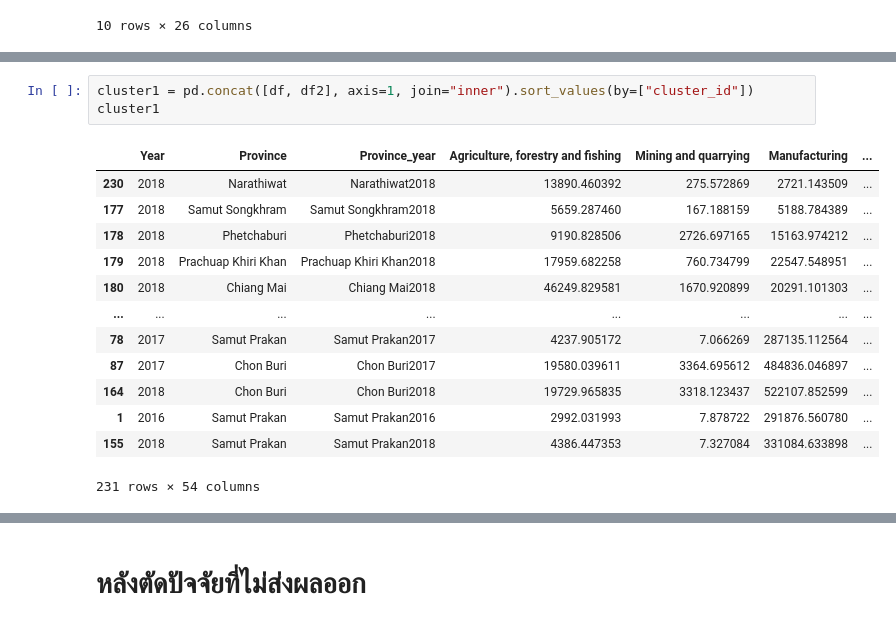
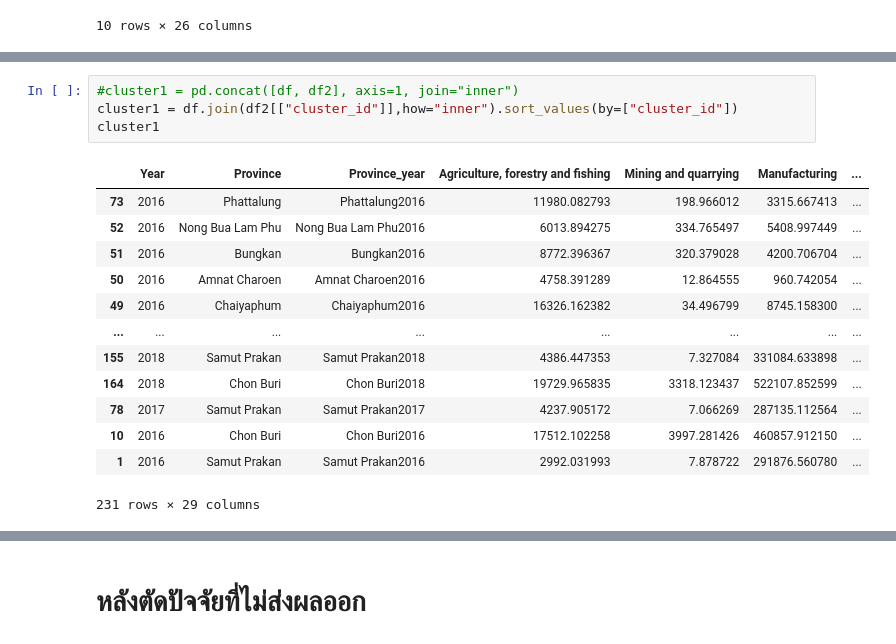
Before and after one commit to pant411/final_stat_pant, a Jupyter notebook: part2_clustering.ipynb, the cells around one changed output, grey strips where cells are left out. Drawn from its saved outputs; the diff is of its cells as text.

```diff
--- a/part2_clustering.ipynb
+++ b/part2_clustering.ipynb
@@ -153,20 +153,21 @@ print(metrics.davies_bouldin_score(df2,kmeans.labels_)) #ควรต่ำๆ
 # %%
-cluster1 = pd.concat([df, df2], axis=1, join="inner").sort_values(by=["cluster_id"])
+#cluster1 = pd.concat([df, df2], axis=1, join="inner")
+cluster1 = df.join(df2[["cluster_id"]],how="inner").sort_values(by=["cluster_id"])
 cluster1
 # %% [output]
 |  | Year | Province | Province_year | Agriculture, forestry and fishing | Mining and quarrying | Manufacturing | ... |
-| 230 | 2018 | Narathiwat | Narathiwat2018 | 13890.460392 | 275.572869 | 2721.143509 | ... |
-| 177 | 2018 | Samut Songkhram | Samut Songkhram2018 | 5659.287460 | 167.188159 | 5188.784389 | ... |
-| 178 | 2018 | Phetchaburi | Phetchaburi2018 | 9190.828506 | 2726.697165 | 15163.974212 | ... |
-| 179 | 2018 | Prachuap Khiri Khan | Prachuap Khiri Khan2018 | 17959.682258 | 760.734799 | 22547.548951 | ... |
-| 180 | 2018 | Chiang Mai | Chiang Mai2018 | 46249.829581 | 1670.920899 | 20291.101303 | ... |
+| 73 | 2016 | Phattalung | Phattalung2016 | 11980.082793 | 198.966012 | 3315.667413 | ... |
+| 52 | 2016 | Nong Bua Lam Phu | Nong Bua Lam Phu2016 | 6013.894275 | 334.765497 | 5408.997449 | ... |
+| 51 | 2016 | Bungkan | Bungkan2016 | 8772.396367 | 320.379028 | 4200.706704 | ... |
+| 50 | 2016 | Amnat Charoen | Amnat Charoen2016 | 4758.391289 | 12.864555 | 960.742054 | ... |
+| 49 | 2016 | Chaiyaphum | Chaiyaphum2016 | 16326.162382 | 34.496799 | 8745.158300 | ... |
 | ... | ... | ... | ... | ... | ... | ... | ... |
+| 155 | 2018 | Samut Prakan | Samut Prakan2018 | 4386.447353 | 7.327084 | 331084.633898 | ... |
+| 164 | 2018 | Chon Buri | Chon Buri2018 | 19729.965835 | 3318.123437 | 522107.852599 | ... |
 | 78 | 2017 | Samut Prakan | Samut Prakan2017 | 4237.905172 | 7.066269 | 287135.112564 | ... |
-| 87 | 2017 | Chon Buri | Chon Buri2017 | 19580.039611 | 3364.695612 | 484836.046897 | ... |
-| 164 | 2018 | Chon Buri | Chon Buri2018 | 19729.965835 | 3318.123437 | 522107.852599 | ... |
+| 10 | 2016 | Chon Buri | Chon Buri2016 | 17512.102258 | 3997.281426 | 460857.912150 | ... |
 | 1 | 2016 | Samut Prakan | Samut Prakan2016 | 2992.031993 | 7.878722 | 291876.560780 | ... |
-| 155 | 2018 | Samut Prakan | Samut Prakan2018 | 4386.447353 | 7.327084 | 331084.633898 | ... |
-231 rows × 54 columns
+231 rows × 29 columns
 # %%
 info_cluster = df2[df2.cluster_id==0].mean()
 for i in range(k-1):
```
Also changed, not shown: parts of 11 cells of this notebook, 4 other files.
